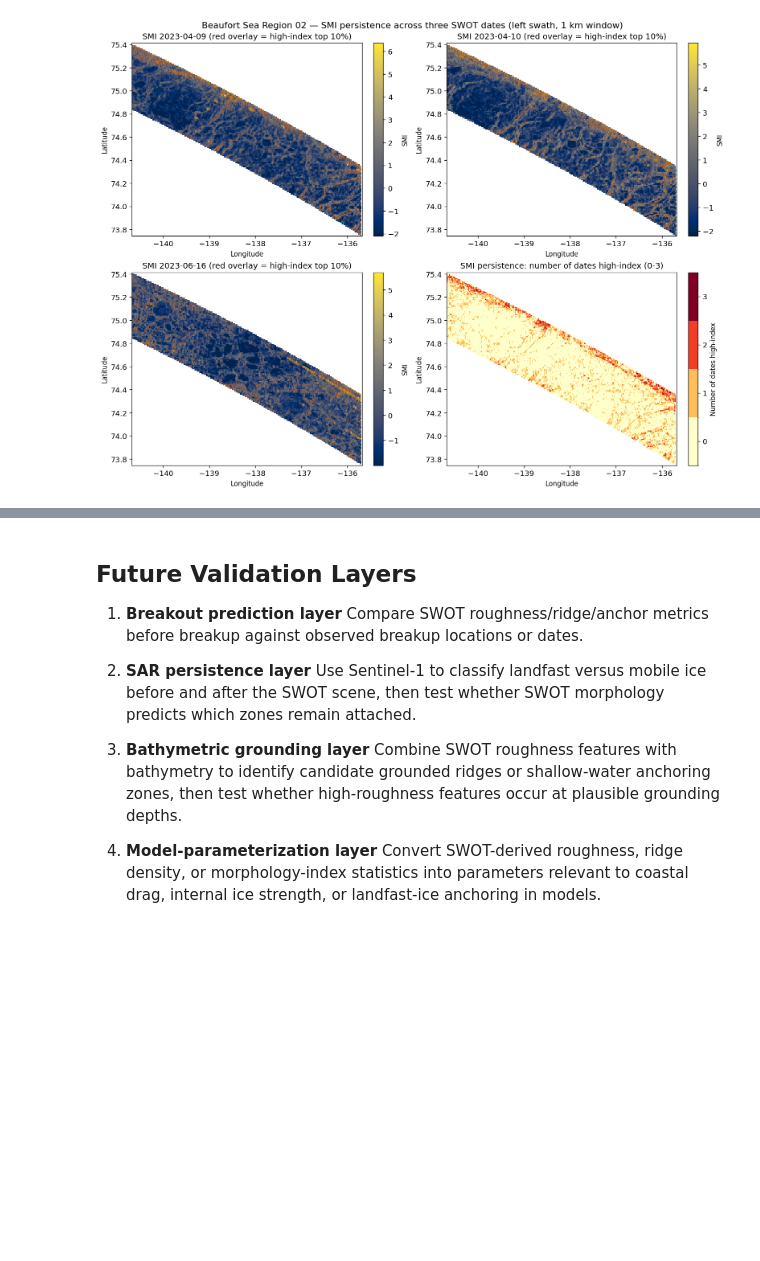
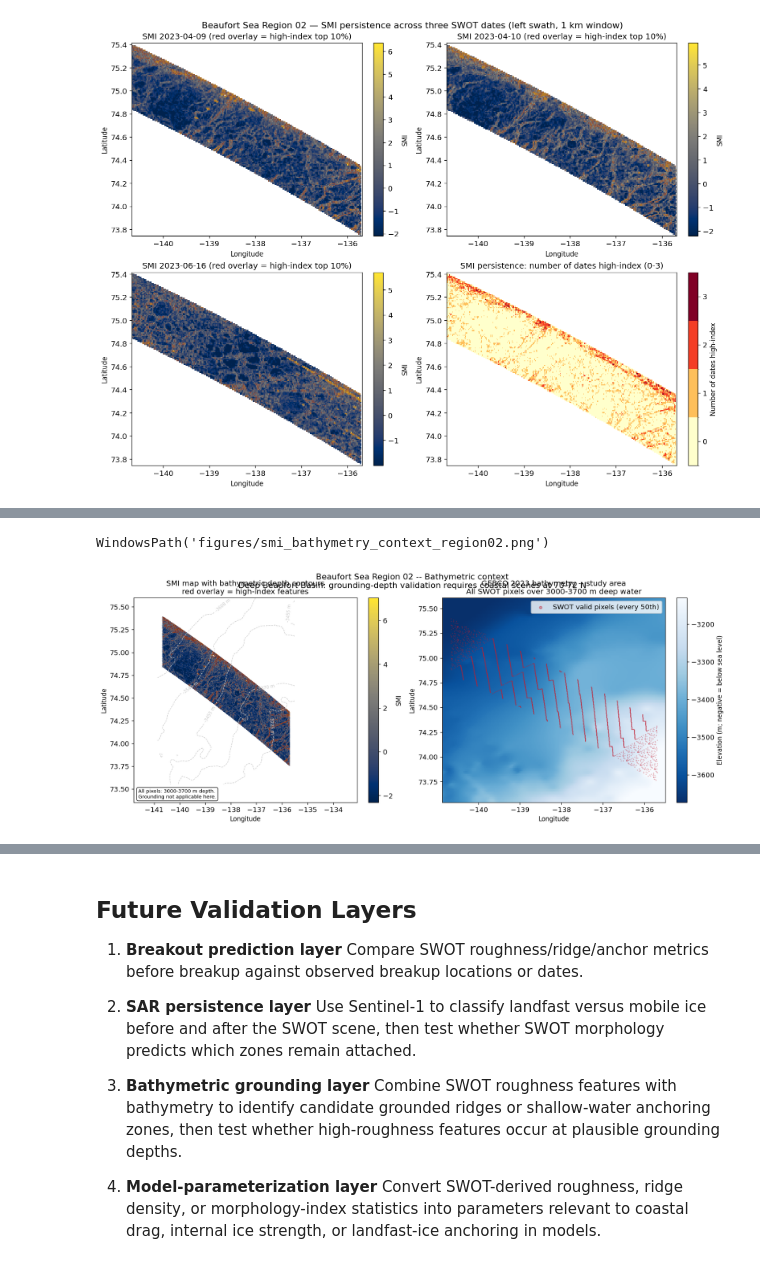
Before and after one commit to amstringer0303/swot_landfast_morphology_probe, a Jupyter notebook: swot_landfast_morphology_probe.ipynb, the cells around one changed output, grey strips where cells are left out. Saved outputs shown, nothing was run; the diff lists cells and outputs as text; code cells hidden in the pictures; blank space fills up the shorter version.

```diff
--- a/swot_landfast_morphology_probe.ipynb
+++ b/swot_landfast_morphology_probe.ipynb
@@ -742,0 +895,55 @@ WindowsPath('figures/smi_persistence_region02_left.png')
+# %%
+fig, axes = plt.subplots(1, 2, figsize=(14, 5.5), constrained_layout=True)
+
+masked_smi_plot = np.where(valid, smi, np.nan)
+im = axes[0].pcolormesh(lon, lat, masked_smi_plot, shading="auto",
+                        cmap="cividis", vmin=smi_limits[0], vmax=smi_limits[1])
+try:
+    blon_plot, blat_plot = np.meshgrid(bathy_lon, bathy_lat)
+    depth_levels = sorted(set(
+        [int(np.nanpercentile(bathy_elev, p)) for p in [10, 25, 50, 75, 90]]
+    ))
+    cs = axes[0].contour(blon_plot, blat_plot, bathy_elev, levels=depth_levels,
+                         colors="#cccccc", linewidths=0.8)
+    axes[0].clabel(cs, fmt="%d m", fontsize=7)
+except Exception:
+    pass
+hi_plot = np.where(high_index_mask, 1.0, np.nan)
+axes[0].pcolormesh(lon, lat, hi_plot, shading="auto", cmap="Reds", alpha=0.45, vmin=0, vmax=1)
+fig.colorbar(im, ax=axes[0], label="SMI")
+axes[0].set_title("SMI map with bathymetric depth contours\nred overlay = high-index features")
+axes[0].set_xlabel("Longitude")
+axes[0].set_ylabel("Latitude")
+axes[0].annotate(
+    "All pixels: 3000-3700 m depth.\nGrounding not applicable here.",
+    xy=(0.02, 0.02), xycoords="axes fraction", fontsize=8,
+    bbox=dict(boxstyle="round,pad=0.3", fc="white", alpha=0.85),
+)
+
+try:
+    blon_plot, blat_plot = np.meshgrid(bathy_lon, bathy_lat)
+    im2 = axes[1].pcolormesh(blon_plot, blat_plot, bathy_elev,
+                              shading="auto", cmap="Blues_r",
+                              vmin=np.nanpercentile(bathy_elev, 2),
+                              vmax=np.nanpercentile(bathy_elev, 98))
+    fig.colorbar(im2, ax=axes[1], label="Elevation (m; negative = below sea level)")
+    axes[1].scatter(valid_lon[::50], valid_lat[::50], s=0.3, c="#c21f32", alpha=0.4,
+                    label="SWOT valid pixels (every 50th)")
+    axes[1].set_title("GEBCO 2023 bathymetry -- study area\nAll SWOT pixels over 3000-3700 m deep water")
+    axes[1].set_xlabel("Longitude")
+    axes[1].set_ylabel("Latitude")
+    axes[1].legend(frameon=True, markerscale=8)
+except Exception as e:
+    axes[1].text(0.5, 0.5, str(e), transform=axes[1].transAxes, ha="center", va="center")
+
+fig.suptitle(
+    "Beaufort Sea Region 02 -- Bathymetric context\n"
+    "Deep Beaufort Basin: grounding-depth validation requires coastal scenes at 70-72 N",
+    y=1.02,
+)
+fig_path = FIG_DIR / "smi_bathymetry_context_region02.png"
+fig.savefig(fig_path, bbox_inches="tight")
+fig_path
+# %% [output]
+WindowsPath('figures/smi_bathymetry_context_region02.png')
+[figure, added]
```
Also changed, not shown: parts of 13 cells of this notebook, 13 other files.
